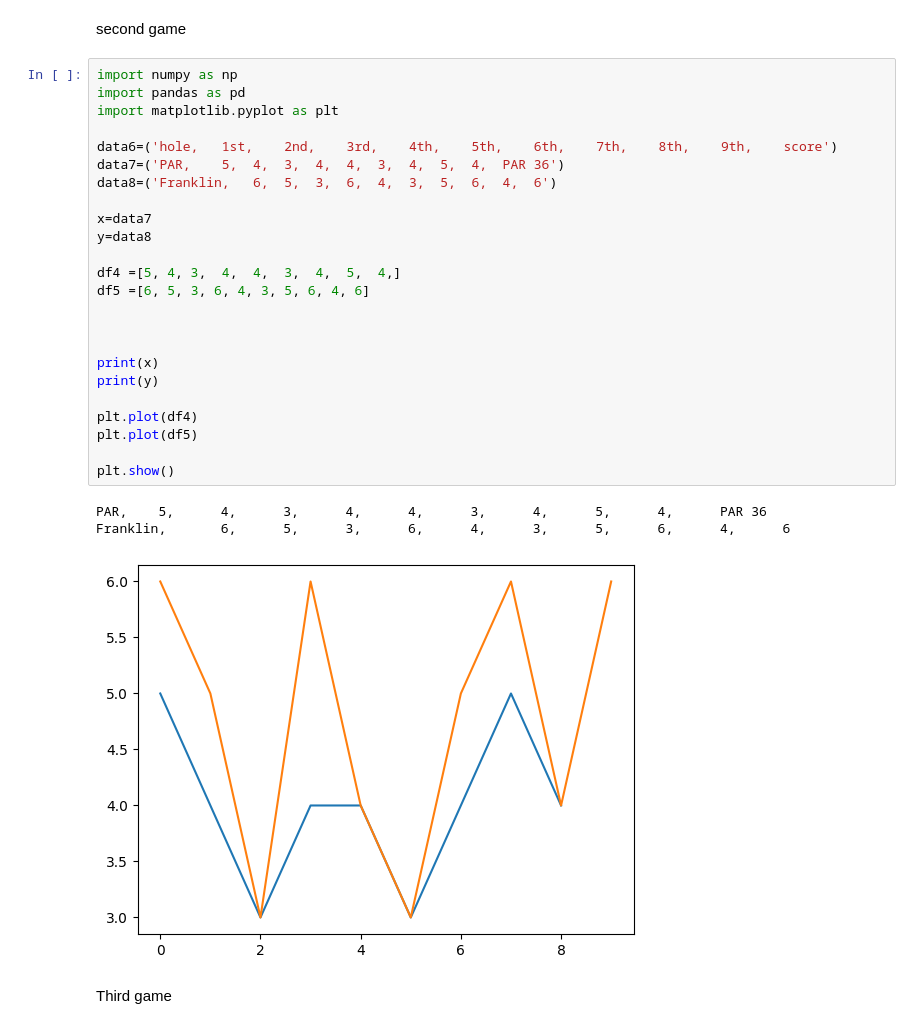
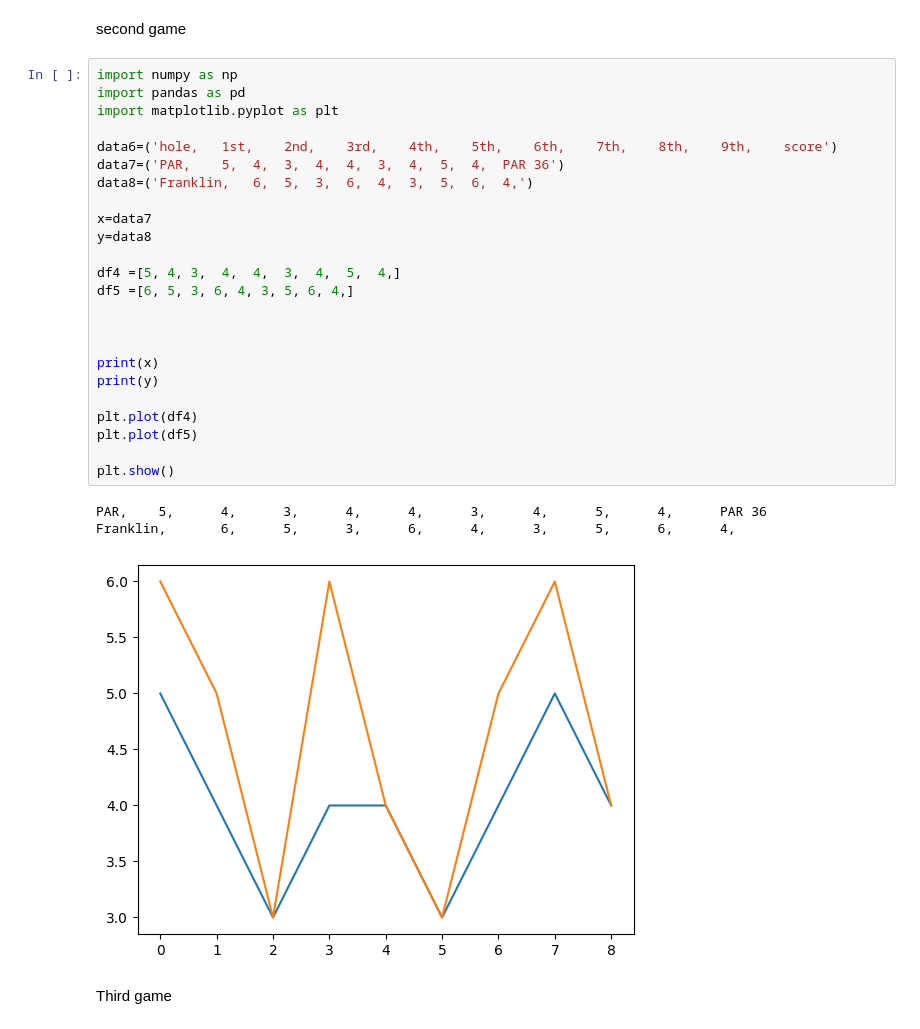
Before and after one commit to Tashaun33/On-par-for-a-game-, a Jupyter notebook: Frankilin- 1g.ipynb, the cells around one changed output. Drawn from its saved outputs; the diff is of its cells as text.

```diff
--- a/Frankilin- 1g.ipynb
+++ b/Frankilin- 1g.ipynb
@@ -61,31 +61,31 @@ second game
 # %%
 import numpy as np
 import pandas as pd
 import matplotlib.pyplot as plt
 
 data6=('hole,	1st,	2nd,	3rd,	4th,	5th,	6th,	7th,	8th,	9th,	score')
 data7=('PAR,	5,	4,	3,	4,	4,	3,	4,	5,	4,	PAR 36')
-data8=('Franklin,	6,	5,	3,	6,	4,	3,	5,	6,	4,	6')
+data8=('Franklin,	6,	5,	3,	6,	4,	3,	5,	6,	4,')
 
 x=data7
 y=data8
 
 df4 =[5, 4,	3,	4,	4,	3,	4,	5,	4,]
-df5 =[6, 5, 3, 6, 4, 3, 5, 6, 4, 6]
+df5 =[6, 5, 3, 6, 4, 3, 5, 6, 4,]
 
 
 
 print(x)
 print(y)
 
 plt.plot(df4)
 plt.plot(df5)
 
 plt.show()
 # %% [output]
 PAR,    5,      4,      3,      4,      4,      3,      4,      5,      4,      PAR 36
-Franklin,       6,      5,      3,      6,      4,      3,      5,      6,      4,      6
+Franklin,       6,      5,      3,      6,      4,      3,      5,      6,      4,
-[figure, old version]
+[figure, new version]
 # %% [markdown]
 Third game
 # %%
```
Also changed, not shown: parts of 13 cells of this notebook.
